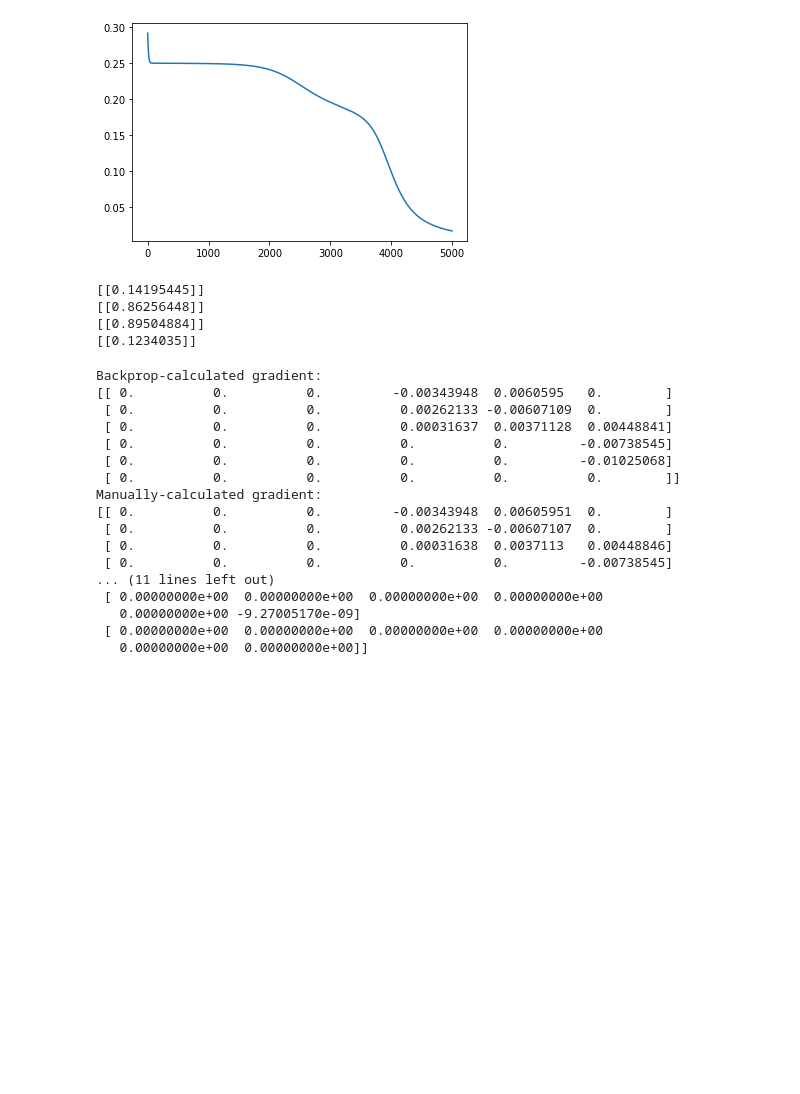
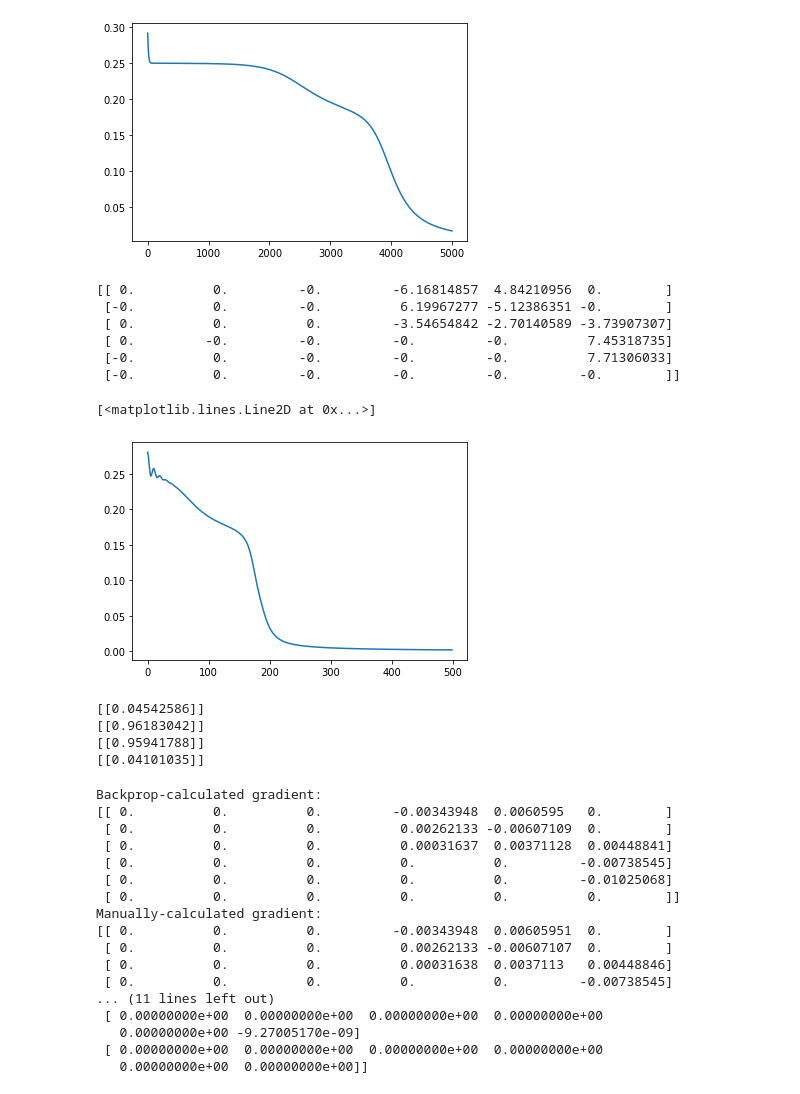
Before and after one commit to SeanScripts/graph-backprop, a Jupyter notebook: graph_backprop.ipynb, the cells around one changed output. Cells and saved outputs as stored; diff of their text form; code cells hidden in the pictures; blank space fills up the shorter version.

```diff
--- a/graph_backprop.ipynb
+++ b/graph_backprop.ipynb
@@ -216,9 +216,12 @@ class GraphNet:
         V[self.act == 'tanh'] = self.derivative_tanh(X[t][self.act == 'tanh'])
         return V
 
-    def backprop(self, input_sequence, label_sequence, delay, debug=False):
+    def backprop(self, input_sequence, label_sequence, delay, debug=False, weights=None):
         # Calculate the required number of steps using the delay and the length of the label sequence
         # If the label sequence is not two-dimensional, then it's just a single output value
+        using_weights = False
+        if weights is not None:
+            using_weights = True
         seq_len = 1
         steps = delay
         label_sequence = np.array(label_sequence)
@@ -238,7 +241,7 @@ class GraphNet:
         M = np.zeros(self.size)
         M[self.output_nodes] = 1
         # Alias to make things easier to keep track of...
-        W = self.weights
+        W = self.weights if not using_weights else weights
         #if debug:
         #    print('W', '\n'+str(W))
         # Going to be dividing by weights, but throw them out entirely if they are zero
@@ -261,8 +264,8 @@ class GraphNet:
                 print('B at', T+S, '\n'+str(B_final))
             # First order term is relatively simple
             # Output factor needs to only be calculated for places it should be, otherwise it can end up as nan
-            output_factor = np.zeros(self.size)
-            output_factor[self.output_nodes] = Z[(T+S):(T+S+1),self.output_nodes] - Y[S:(S+1),self.output_nodes] if self.loss_function == 'SE' else -Y[S:(S+1),self.output_nodes]/Z[(T+S):(T+S+1),self.output_nodes] + (1 - Y[S:(S+1),self.output_nodes])/(1 - Z[(T+S):(T+S+1),self.output_nodes])
+            output_factor = np.zeros((1, self.size))
+            output_factor[:, self.output_nodes] = Z[(T+S):(T+S+1),self.output_nodes] - Y[S:(S+1),self.output_nodes] if self.loss_function == 'SE' else -Y[S:(S+1),self.output_nodes]/Z[(T+S):(T+S+1),self.output_nodes] + (1 - Y[S:(S+1),self.output_nodes])/(1 - Z[(T+S):(T+S+1),self.output_nodes])
             if debug:
                 print('output factor','\n'+str(output_factor))
             # output_factor now contains M anyway, so the factor of M was taken out of here
@@ -322,20 +325,29 @@ class GraphNet:
         print(backprop_gradient-manual_gradient)
 
     # Uses the whole dataset as the batches
-    def train(self, train_x, train_y, delay, epochs, learning_rate):
+    def train(self, train_x, train_y, delay, epochs, learning_rate, accelerated=False, momentum=0.9):
         errors = []
+        prev_delta_weights = np.zeros((self.size, self.size))
         for ep in range(epochs):
             avg_D = np.zeros((self.size, self.size))
             avg_E = 0
             for k in range(len(train_x)):
-                D, E = self.backprop(train_x[k], train_y[k], delay)
+                temp_weights = None
+                if accelerated:
+                    temp_weights = self.weights - momentum * prev_delta_weights
+                D, E = self.backprop(train_x[k], train_y[k], delay, weights=temp_weights)
                 avg_D += D
                 avg_E += E
             avg_D /= len(train_x)
             avg_E /= len(train_x)
             #print(avg_D)
             #print(avg_E)
-            self.weights += - learning_rate * avg_D
+            if accelerated:
+                delta_weights = momentum * prev_delta_weights + learning_rate * avg_D
+                self.weights += -delta_weights
+                prev_delta_weights = delta_weights
+            else:
+                self.weights += - learning_rate * avg_D
             # Evaluate error to see how we're doing.
             errors.append(avg_E)
         print(self.weights)
@@ -536,16 +547,32 @@ plt.plot(errs_xor)
 # %% [output]
 [<matplotlib.lines.Line2D at 0x...>]
 [figure]
+# %%
+# Since this takes like 5000 epochs, I wanted to try it with accelerated gradient descent to compare
+train_x = [[0,0], [0,1], [1,0], [1,1]]
+train_y = [[0], [1], [1], [0]]
+errs_xor = xor_net.train(train_x, train_y, delay=2, epochs=500, learning_rate=1, accelerated=True)
+plt.plot(errs_xor)
+# It trains in 1/10 the number of epochs, so great!
+# %% [output]
+[[ 0.          0.         -0.         -6.16814857  4.84210956  0.        ]
+ [-0.          0.         -0.          6.19967277 -5.12386351 -0.        ]
+ [ 0.          0.          0.         -3.54654842 -2.70140589 -3.73907307]
+ [ 0.         -0.         -0.         -0.         -0.          7.45318735]
+ [-0.          0.         -0.         -0.         -0.          7.71306033]
+ [-0.          0.         -0.         -0.         -0.         -0.        ]]
+[<matplotlib.lines.Line2D at 0x...>]
+[figure, added]
 # %%
 print(xor_net.get_output([0,0], 2))
 print(xor_net.get_output([0,1], 2))
 print(xor_net.get_output([1,0], 2))
 print(xor_net.get_output([1,1], 2))
 # %% [output]
-[[0.14195445]]
-[[0.86256448]]
-[[0.89504884]]
-[[0.1234035]]
+[[0.04542586]]
+[[0.96183042]]
+[[0.95941788]]
+[[0.04101035]]
 # %%
 xor_net.gradient_check(train_x, train_y, delay=2, epsilon=0.000001)
 # %% [output]
```
Also changed, not shown: parts of 3 cells of this notebook.
